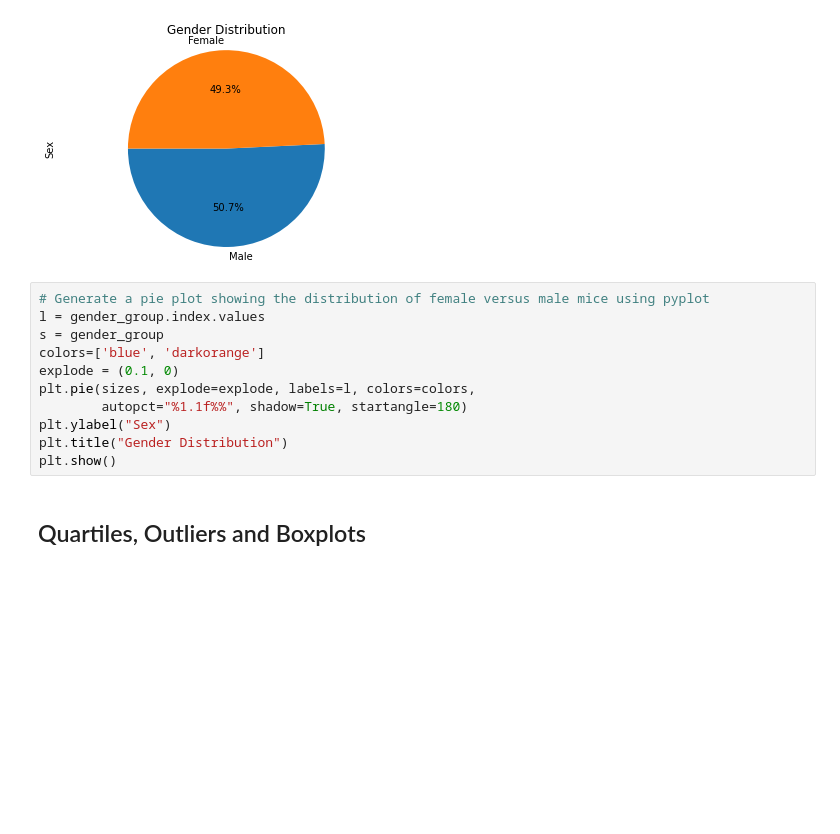
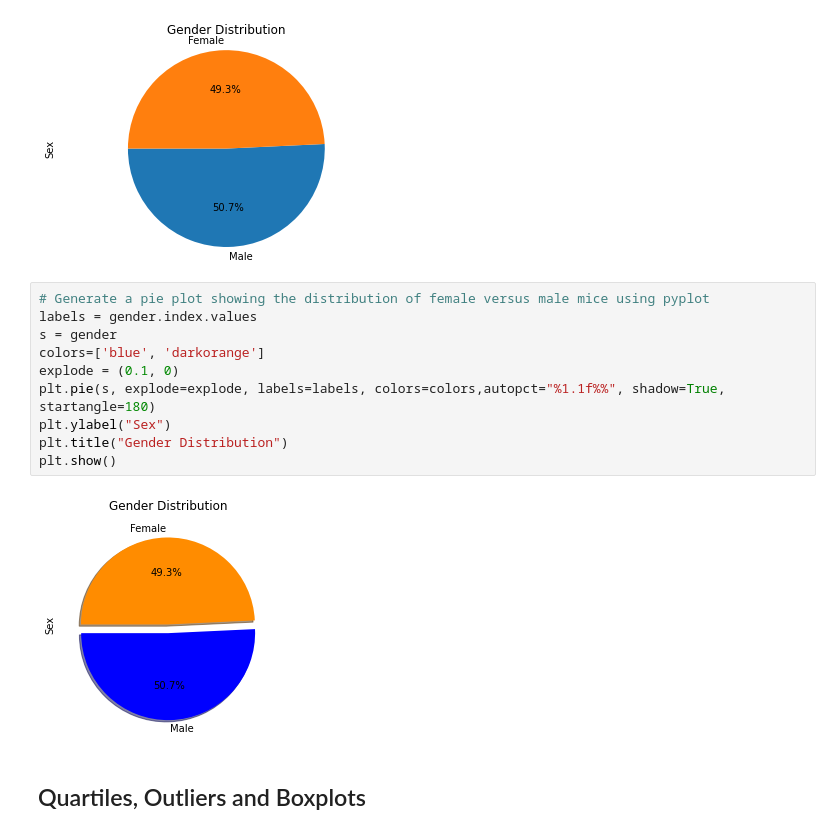
Before and after one commit to MaxWoodworth/matplotlib-challenge, a Jupyter notebook: Pymaceuticals/pymaceuticals_starter.ipynb, the cells around one changed output. Cells and saved outputs as stored; diff of their text form; blank space fills up the shorter version.

```diff
--- a/Pymaceuticals/pymaceuticals_starter.ipynb
+++ b/Pymaceuticals/pymaceuticals_starter.ipynb
@@ -208,15 +208,16 @@ plt.show()
 [figure]
 # %%
 # Generate a pie plot showing the distribution of female versus male mice using pyplot
-l = gender_group.index.values
-s = gender_group
+labels = gender.index.values
+s = gender
 colors=['blue', 'darkorange']
 explode = (0.1, 0)
-plt.pie(sizes, explode=explode, labels=l, colors=colors,
-        autopct="%1.1f%%", shadow=True, startangle=180)
+plt.pie(s, explode=explode, labels=labels, colors=colors,autopct="%1.1f%%", shadow=True, startangle=180)
 plt.ylabel("Sex")
 plt.title("Gender Distribution")
 plt.show()
+# %% [output]
+[figure, added]
 # %% [markdown]
 ## Quartiles, Outliers and Boxplots
 # %%
```
Also changed, not shown: parts of 3 cells of this notebook.
